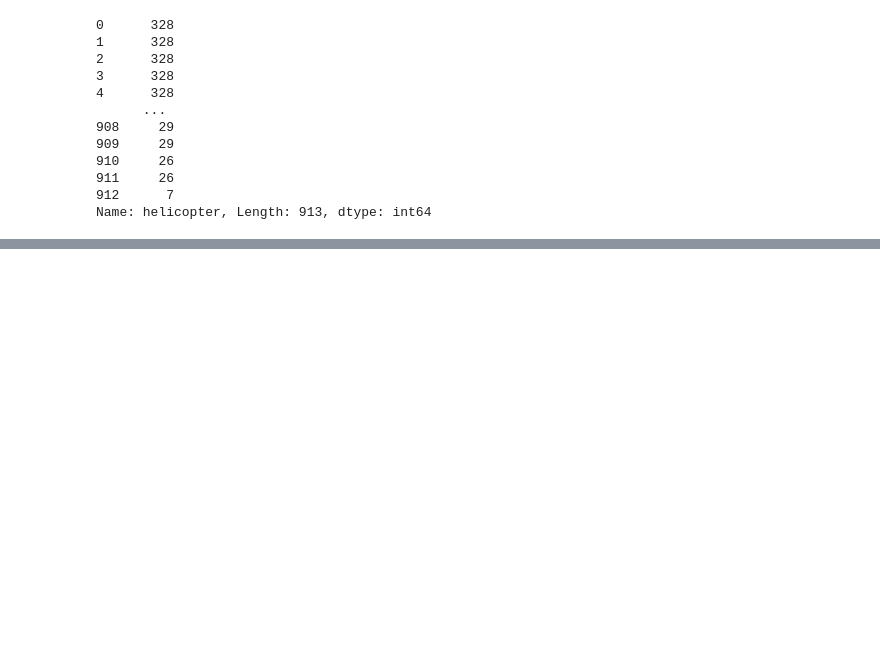
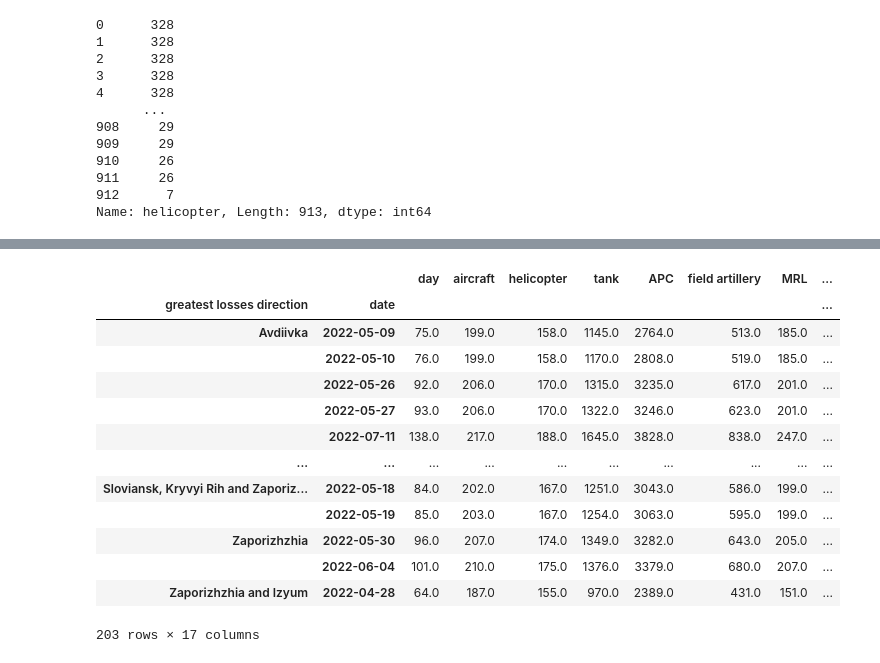
Before and after one commit to mks2607/Data_mks, a Jupyter notebook: SVO.ipynb, the cells around one changed output, grey strips where cells are left out. Saved outputs shown, nothing was run; the diff lists cells and outputs as text; code cells hidden in the pictures; blank space fills up the shorter version.

```diff
--- a/SVO.ipynb
+++ b/SVO.ipynb
@@ -67,0 +78,17 @@ Name: helicopter, Length: 913, dtype: int64
+# %%
+df.groupby(['greatest losses direction','date']).mean()
+# %% [output]
+|  |  | day | aircraft | helicopter | tank | APC | field artillery | MRL | ... |
+| greatest losses direction | date |  |  |  |  |  |  |  | ... |
+| Avdiivka | 2022-05-09 | 75.0 | 199.0 | 158.0 | 1145.0 | 2764.0 | 513.0 | 185.0 | ... |
+|  | 2022-05-10 | 76.0 | 199.0 | 158.0 | 1170.0 | 2808.0 | 519.0 | 185.0 | ... |
+|  | 2022-05-26 | 92.0 | 206.0 | 170.0 | 1315.0 | 3235.0 | 617.0 | 201.0 | ... |
+|  | 2022-05-27 | 93.0 | 206.0 | 170.0 | 1322.0 | 3246.0 | 623.0 | 201.0 | ... |
+|  | 2022-07-11 | 138.0 | 217.0 | 188.0 | 1645.0 | 3828.0 | 838.0 | 247.0 | ... |
+| ... | ... | ... | ... | ... | ... | ... | ... | ... | ... |
+| Sloviansk, Kryvyi Rih and Zaporiz... | 2022-05-18 | 84.0 | 202.0 | 167.0 | 1251.0 | 3043.0 | 586.0 | 199.0 | ... |
+|  | 2022-05-19 | 85.0 | 203.0 | 167.0 | 1254.0 | 3063.0 | 595.0 | 199.0 | ... |
+| Zaporizhzhia | 2022-05-30 | 96.0 | 207.0 | 174.0 | 1349.0 | 3282.0 | 643.0 | 205.0 | ... |
+|  | 2022-06-04 | 101.0 | 210.0 | 175.0 | 1376.0 | 3379.0 | 680.0 | 207.0 | ... |
+| Zaporizhzhia and Izyum | 2022-04-28 | 64.0 | 187.0 | 155.0 | 970.0 | 2389.0 | 431.0 | 151.0 | ... |
+203 rows × 17 columns
```
Also changed, not shown: parts of 2 cells of this notebook.
